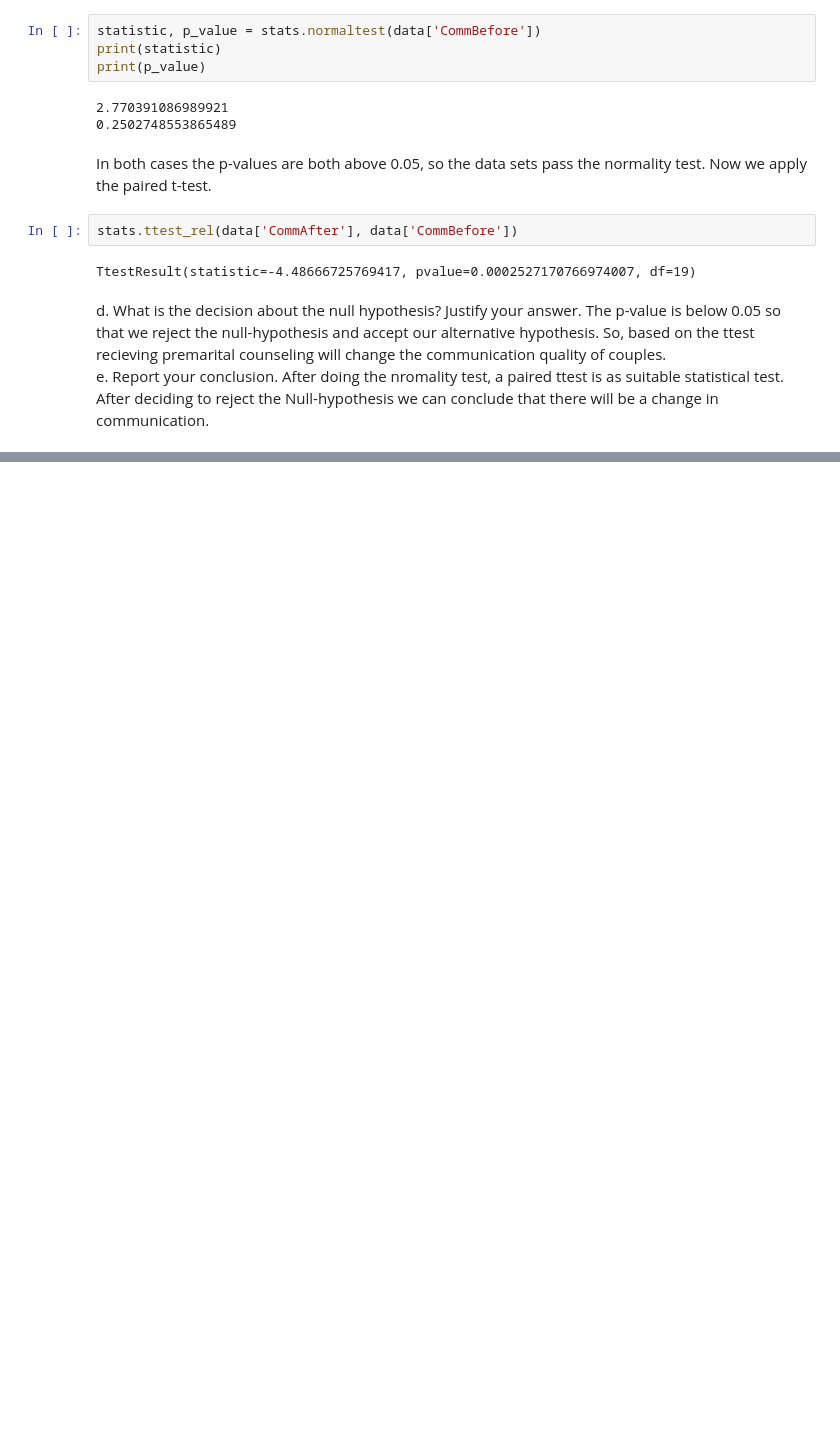
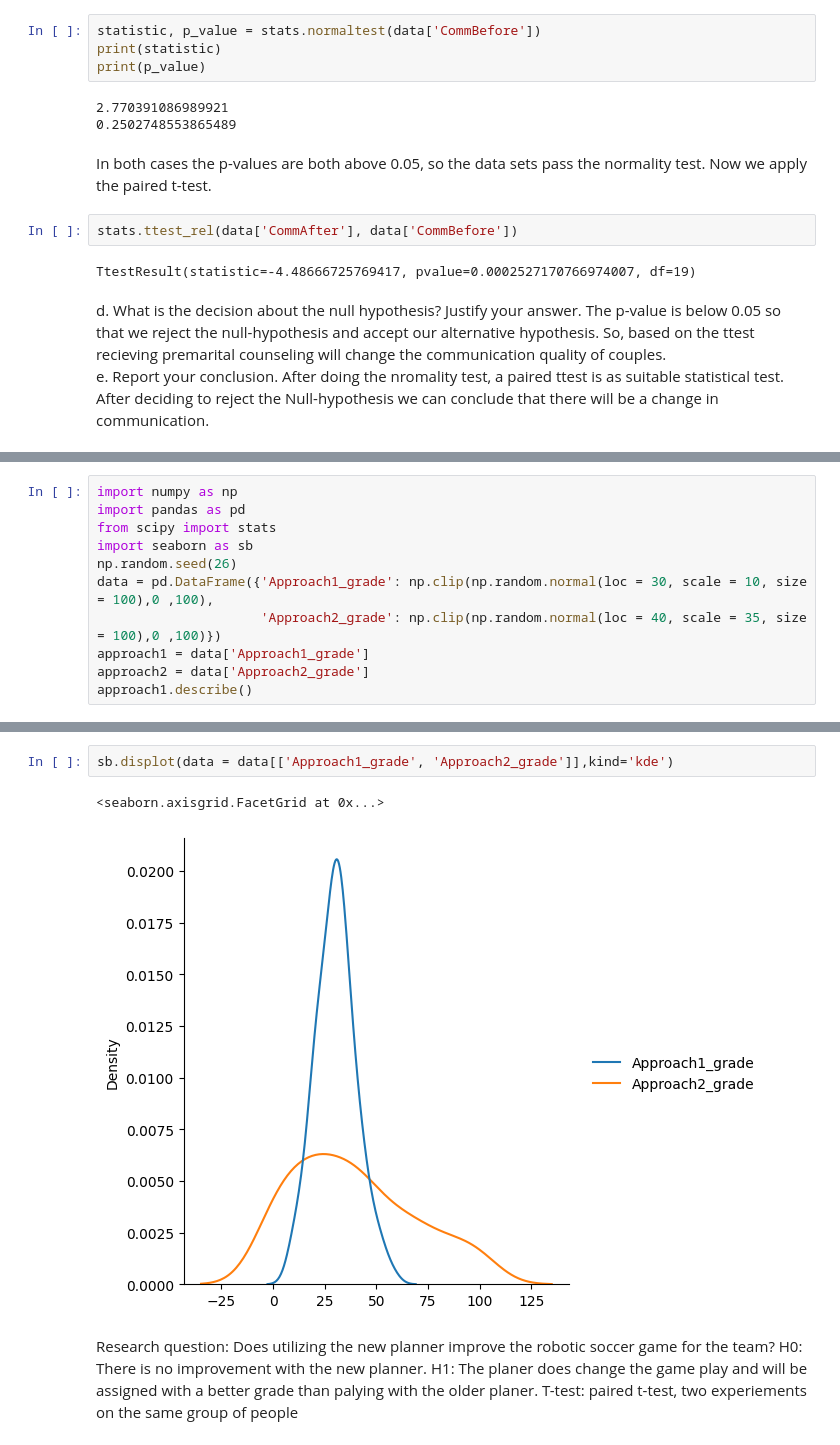
Before and after one commit to DaniAffCH/hcir-assignments, a Jupyter notebook: tutorialExercises/klarasSolution.ipynb, the cells around one changed output, grey strips where cells are left out. Drawn from its saved outputs; the diff is of its cells as text; blank space fills up the shorter version.

```diff
--- a/tutorialExercises/klarasSolution.ipynb
+++ b/tutorialExercises/klarasSolution.ipynb
@@ -126,0 +132,11 @@ After doing the nromality test, a paired ttest is as suitable statistical test.
+# %%
+import numpy as np
+import pandas as pd
+from scipy import stats
+import seaborn as sb
+np.random.seed(26)
+data = pd.DataFrame({'Approach1_grade': np.clip(np.random.normal(loc = 30, scale = 10, size = 100),0 ,100),
+                     'Approach2_grade': np.clip(np.random.normal(loc = 40, scale = 35, size = 100),0 ,100)})
+approach1 = data['Approach1_grade']
+approach2 = data['Approach2_grade']
+approach1.describe()
@@ -126,0 +153,10 @@ After doing the nromality test, a paired ttest is as suitable statistical test.
+# %%
+sb.displot(data = data[['Approach1_grade', 'Approach2_grade']],kind='kde')
+# %% [output]
+<seaborn.axisgrid.FacetGrid at 0x...>
+[figure, added]
+# %% [markdown]
+Research question: Does utilizing the new planner improve the robotic soccer game for the team?
+H0: There is no improvement with the new planner.
+H1: The planer does change the game play and will be assigned with a better grade than palying with the older planer.
+T-test: paired t-test, two experiements on the same group of people
```
Also changed, not shown: parts of 9 cells of this notebook, 1 other file.
